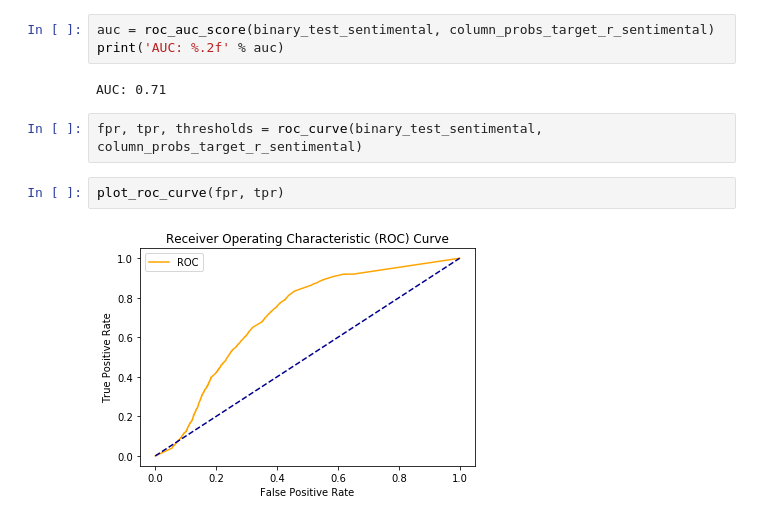
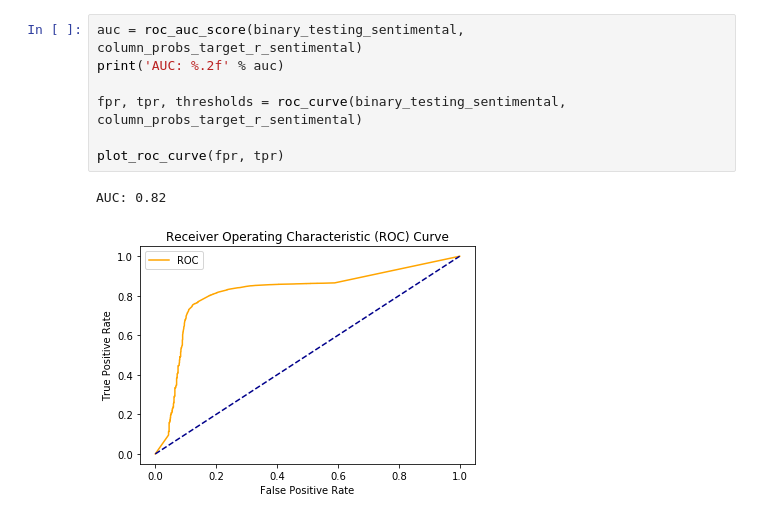
Before and after one commit to ricardoanibalmatamorosaragon/prediction_tripadvisor, a Jupyter notebook: confusion_matrix.ipynb, the cells around one changed output. Drawn from its saved outputs; the diff is of its cells as text.

```diff
--- a/confusion_matrix.ipynb
+++ b/confusion_matrix.ipynb
@@ -172,11 +233,10 @@ plot_roc_curve(fpr, tpr)
 # %%
-auc = roc_auc_score(binary_test_sentimental, column_probs_target_r_sentimental)
+auc = roc_auc_score(binary_testing_sentimental, column_probs_target_r_sentimental)
 print('AUC: %.2f' % auc)
+
+fpr, tpr, thresholds = roc_curve(binary_testing_sentimental, column_probs_target_r_sentimental)
+
+plot_roc_curve(fpr, tpr)
 # %% [output]
-AUC: 0.71
+AUC: 0.82
+[figure, added]
-# %%
-fpr, tpr, thresholds = roc_curve(binary_test_sentimental, column_probs_target_r_sentimental)
-# %%
-plot_roc_curve(fpr, tpr)
-# %% [output]
-[figure, removed]
```
Also changed, not shown: parts of 27 cells of this notebook.
